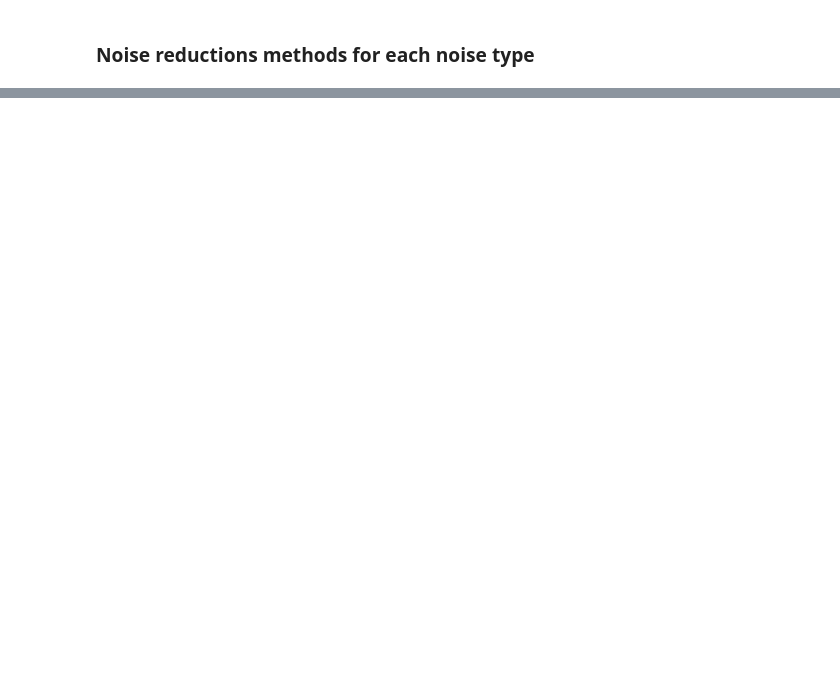
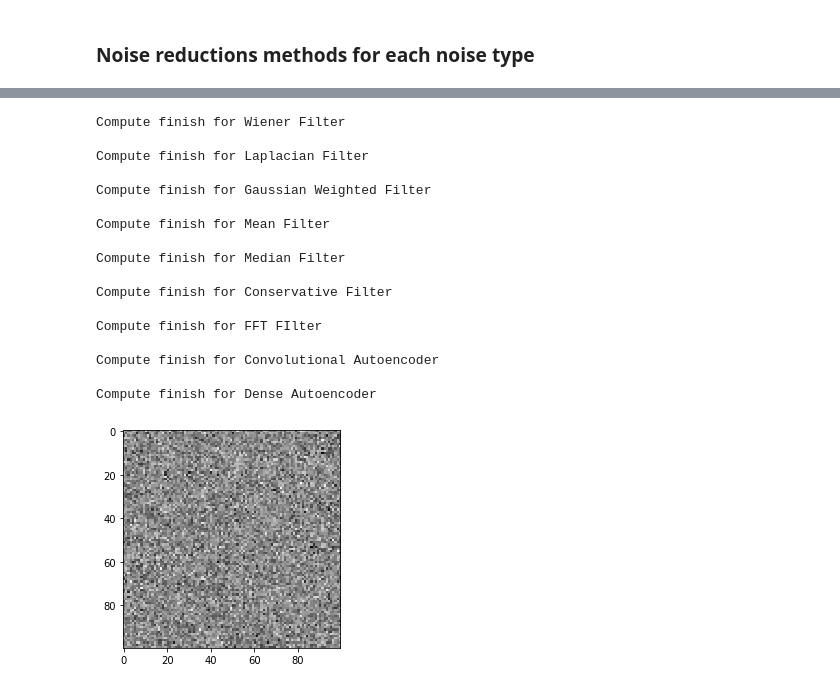
Before and after one commit to RomainCapo/ledebruiteur, a Jupyter notebook: Statistics.ipynb, the cells around one changed output, grey strips where cells are left out. Saved outputs shown, nothing was run; the diff lists cells and outputs as text; code cells hidden in the pictures; blank space fills up the shorter version.

```diff
--- a/Statistics.ipynb
+++ b/Statistics.ipynb
@@ -99,0 +158,21 @@ compute_noise_type_statistics(stats_gen, noise_reduction_methods, noise_class_li
+# %%
+compute_noise_type_statistics(stats_gen, noise_reduction_methods, noise_class_list, "MSE")
+# %% [output]
+Compute finish for Wiener Filter
+
+Compute finish for Laplacian Filter
+
+Compute finish for Gaussian Weighted Filter
+
+Compute finish for Mean Filter
+
+Compute finish for Median Filter
+
+Compute finish for Conservative Filter
+
+Compute finish for FFT FIlter
+
+Compute finish for Convolutional Autoencoder
+
+Compute finish for Dense Autoencoder
+[figure, added]
```
Also changed, not shown: parts of 10 cells of this notebook, 14 other files.
